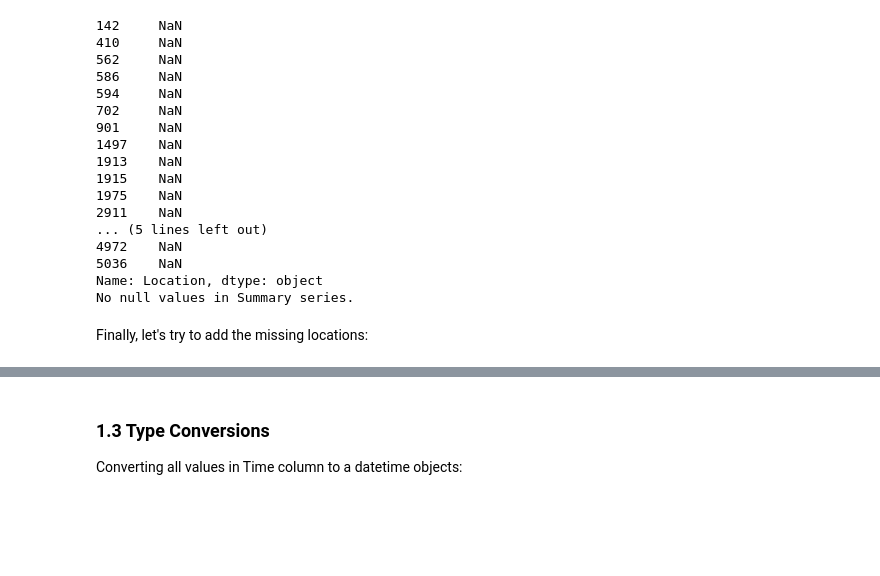
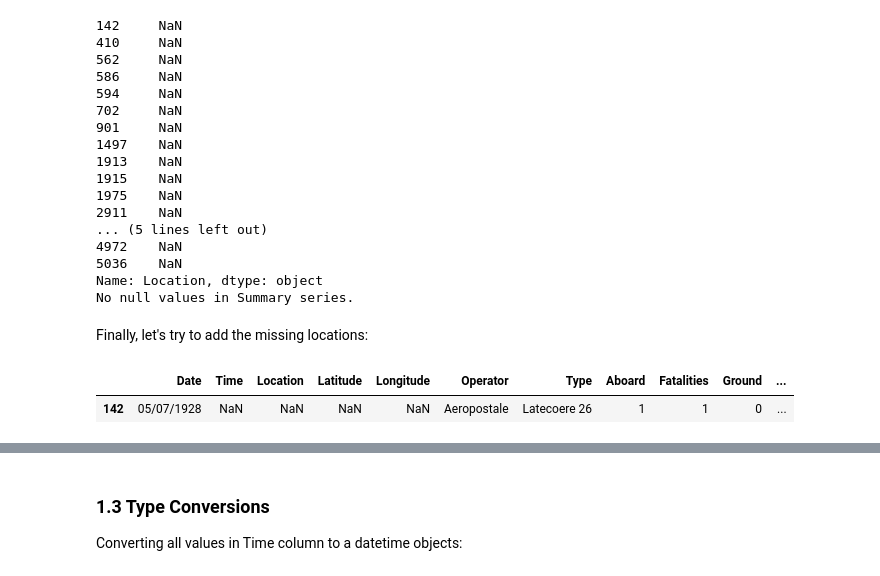
Before and after one commit to CatarinaL/GroupDataVizProjectDIT, a Jupyter notebook: DataPreparation.ipynb, the cells around one changed output, grey strips where cells are left out. Drawn from its saved outputs; the diff is of its cells as text; code cells hidden in the pictures; blank space fills up the shorter version.

```diff
--- a/DataPreparation.ipynb
+++ b/DataPreparation.ipynb
@@ -1065,6 +1065,7 @@ df[df.Location.str.contains(r"Near|Off the|Over the")]["Location"]
 #to remove/replace those words and then strip trailing whitespaces
 df.Location = df.Location.str.replace("Near", "")
 df.Location = df.Location.str.replace("Off the", "")
+df.Location = df.Location.str.replace("Off", "")
 df.Location = df.Location.str.replace("Over the", "")
 df.Location = df.Location.str.strip()
 # %%
@@ -1095,3 +1096,9 @@ Name: Location, dtype: object
 No null values in Summary series.
 # %% [markdown]
 Finally, let's try to add the missing locations:
+# %%
+#142     NaN
+df[142:143]
+# %% [output]
+|  | Date | Time | Location | Latitude | Longitude | Operator | Type | Aboard | Fatalities | Ground | ... |
+| 142 | 05/07/1928 | NaN | NaN | NaN | NaN | Aeropostale | Latecoere 26 | 1 | 1 | 0 | ... |
```
Also changed, not shown: parts of 63 cells of this notebook, 3 other files.
